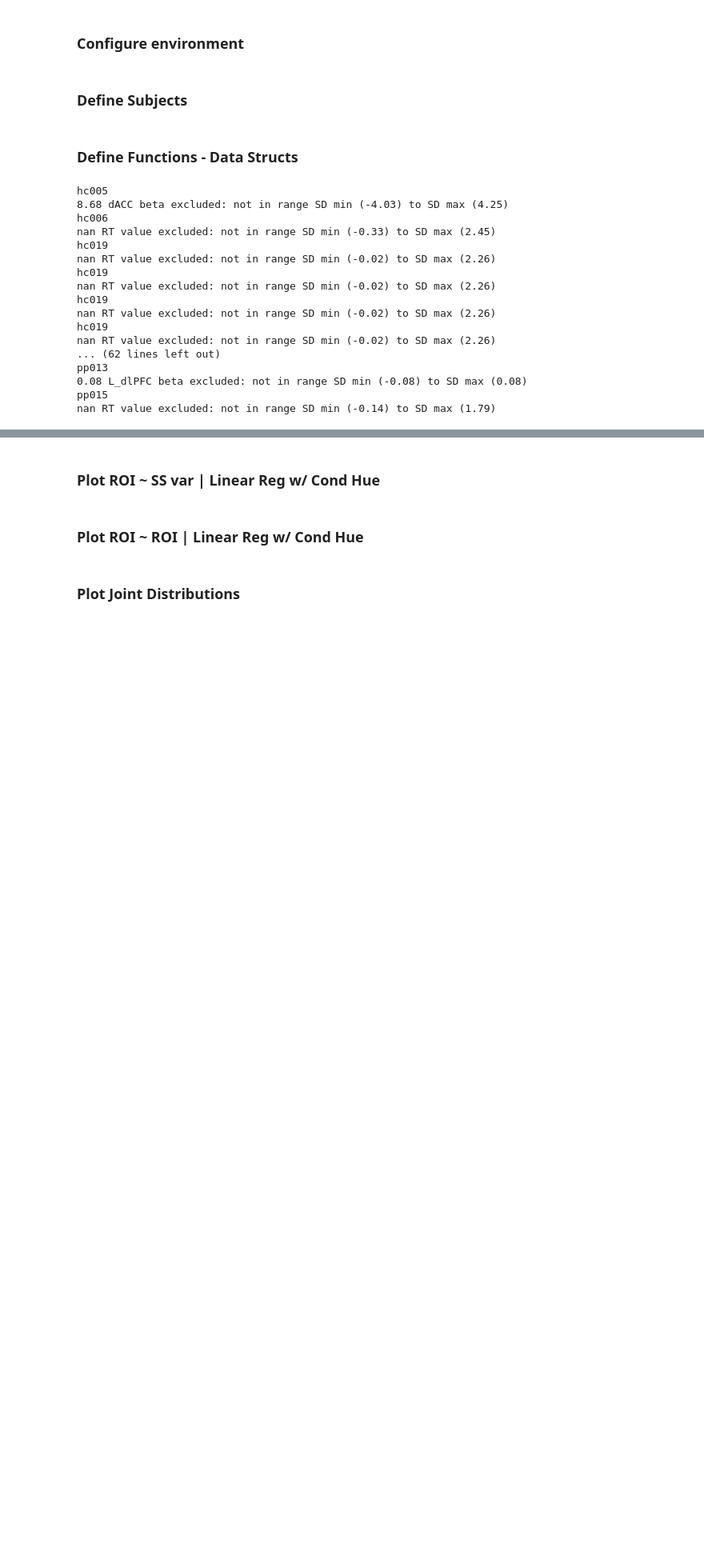
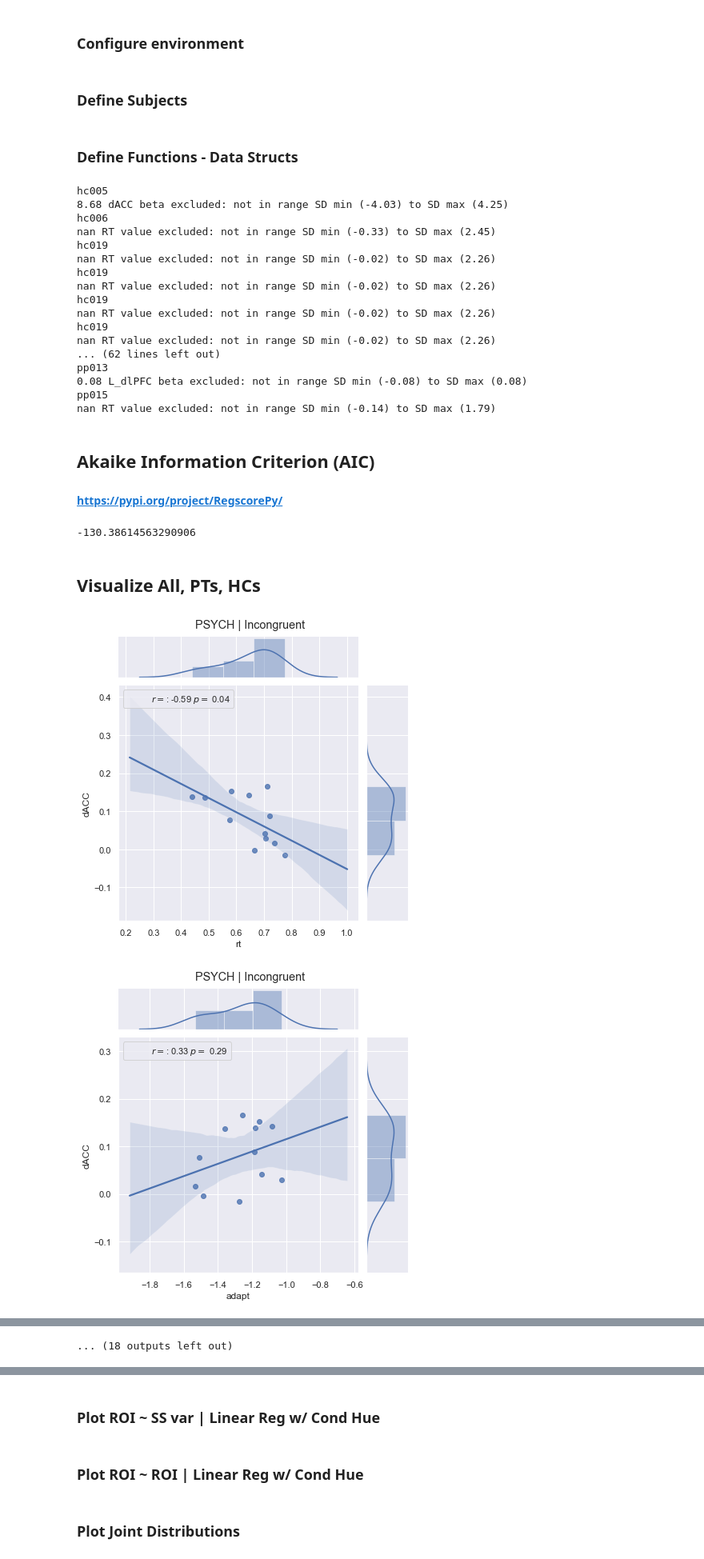
Before and after one commit to hahnemilym/msit_modeling, a Jupyter notebook: ss_rois_probability_dists_regressions-P2.ipynb, the cells around one changed output, grey strips where cells are left out. Shown at 80% size. Cells and saved outputs as stored; diff of their text form; code cells hidden in the pictures; blank space fills up the shorter version.

```diff
--- a/ss_rois_probability_dists_regressions-P2.ipynb
+++ b/ss_rois_probability_dists_regressions-P2.ipynb
@@ -77,6 +75,7 @@ SUBJ_LIST = ['hc001','hc002','hc003','hc005','hc006','hc010','hc011','hc012','hc
 # %% [markdown]
 ### Define Functions - Data Structs
 # %%
+total_outliers=[]
 def remove_outliers(rt_var,RT_arr,sub):
     elements=[i for i in RT_arr]
     mean = np.nanmean(elements)
@@ -107,6 +106,7 @@ def generate_roi_vars(roi_file,region,var,sub):
             region.append(x)
         else:
             region.append('NaN')
+            total_outliers.append(x)
             print '%s\n%.2f %s beta excluded: not in range SD min (%.2f) to SD max (%.2f)' % (sub,x,var,sd_lower,sd_upper)
     return
 
@@ -332,3 +332,74 @@ pp013
 0.08 L_dlPFC beta excluded: not in range SD min (-0.08) to SD max (0.08)
 pp015
 nan RT value excluded: not in range SD min (-0.14) to SD max (1.79)
+# %% [markdown]
+## Akaike Information Criterion (AIC)
+#### https://pypi.org/project/RegscorePy/
+# %%
+## BN: Run this for each subject
+# AIC --> estimate (relative) of information loss b/t diff models
+##---------------------------------##
+## AIC = n*log(residual sum of squares/n) + 2K
+# n = n observations
+# rss = residual sum of squares
+# K = n params
+# Params:
+#      y: array-like of shape = (n_samples) or (n_samples, n_outputs)
+#      y_pred: array-like of shape = (n_samples) or (n_samples, n_outputs)
+#      p: int
+# Returns:
+#      aic_score: int * AIC score of the model
+##---------------------------------##
+# aic(y, y_pred, p)
+# aic(df_hcs_I['dACC'],df_hcs_I['rt'])
+
+from statsmodels.regression.linear_model import OLS
+from statsmodels.tools import add_constant
+
+y = [[1,2,3,4,5],[1,2,3,4,5]]
+X = [[1,1,1,1,1],[1,1,1,1,1]]
+regr = OLS(y, add_constant(X)).fit()
+print(regr.aic)
+# %% [output]
+-130.38614563290906
+# %% [markdown]
+## Visualize All, PTs, HCs
+# %%
+def build_plots_group(ROI,variable,df_type,group,cond):
+    sns.set()
+    g=sns.JointGrid(x='%s' % variable, y='%s' % ROI, data=df_type)
+    g=g.plot(sns.regplot,sns.distplot)
+#     g=sns.lmplot(x='%s' % variable, y='%s' % ROI, hue='group', data=df_type, fit_reg=True)
+    lin_reg_r = lambda a, b: stats.linregress(df_type['%s' % variable], df_type['%s' % ROI])[2:4]
+    g = g.annotate(lin_reg_r, template="{stat}: {val:.2f} $p=$ {p:.2f}",stat="$r=$",loc="upper left")
+    plt.subplots_adjust(top=0.93)
+    g.fig.suptitle("%s | %s" % (group,cond)) # can also get the figure from plt.gcf()
+#     g.savefig('/Users/emilyhahn/projects/msit_modeling/figures/%s_%s_%s_%s.png' % (ROI,variable,group,cond))
+    plt.show()
+    return
+
+# group = ['PSYCH','CTRL','ALL']
+group = ['PSYCH']
+conditions = ['Incongruent','Congruent']
+
+for g in group:
+    for c in conditions:
+        for region in regions:
+            for variable in variables:
+                if g=='PSYCH' and c=='Incongruent':
+                    build_plots_group('%s' % region,'%s' % variable,df_pts_I,'%s' % g,'%s' % c)
+                elif g=='PSYCH' and c=='Congruent':
+                    build_plots_group('%s' % region,'%s' % variable,df_pts_C,'%s' % g,'%s' % c)
+                elif g=='CTRL' and c=='Incongruent':
+                    build_plots_group('%s' % region,'%s' % variable,df_hcs_I,'%s' % g,'%s' % c)
+                elif g=='CTRL' and c=='Congruent':
+                    build_plots_group('%s' % region,'%s' % variable,df_hcs_C,'%s' % g,'%s' % c)
+                elif g=='ALL' and c=='Incongruent':
+                    build_plots_group('%s' % region,'%s' % variable,df_I,'%s' % g,'%s' % c)
+                elif g=='ALL' and c=='Congruent':
+                    build_plots_group('%s' % region,'%s' % variable,df_C,'%s' % g,'%s' % c)
+                else:
+                    print '%s %s %s %s' % (g,c,region,variable)
+# %% [output]
+[figure, added]
+[figure, added]
@@ -334,0 +416 @@ nan RT value excluded: not in range SD min (-0.14) to SD max (1.79)
+... (18 outputs left out)
```
Also changed, not shown: parts of 14 cells of this notebook, 2 other files.
